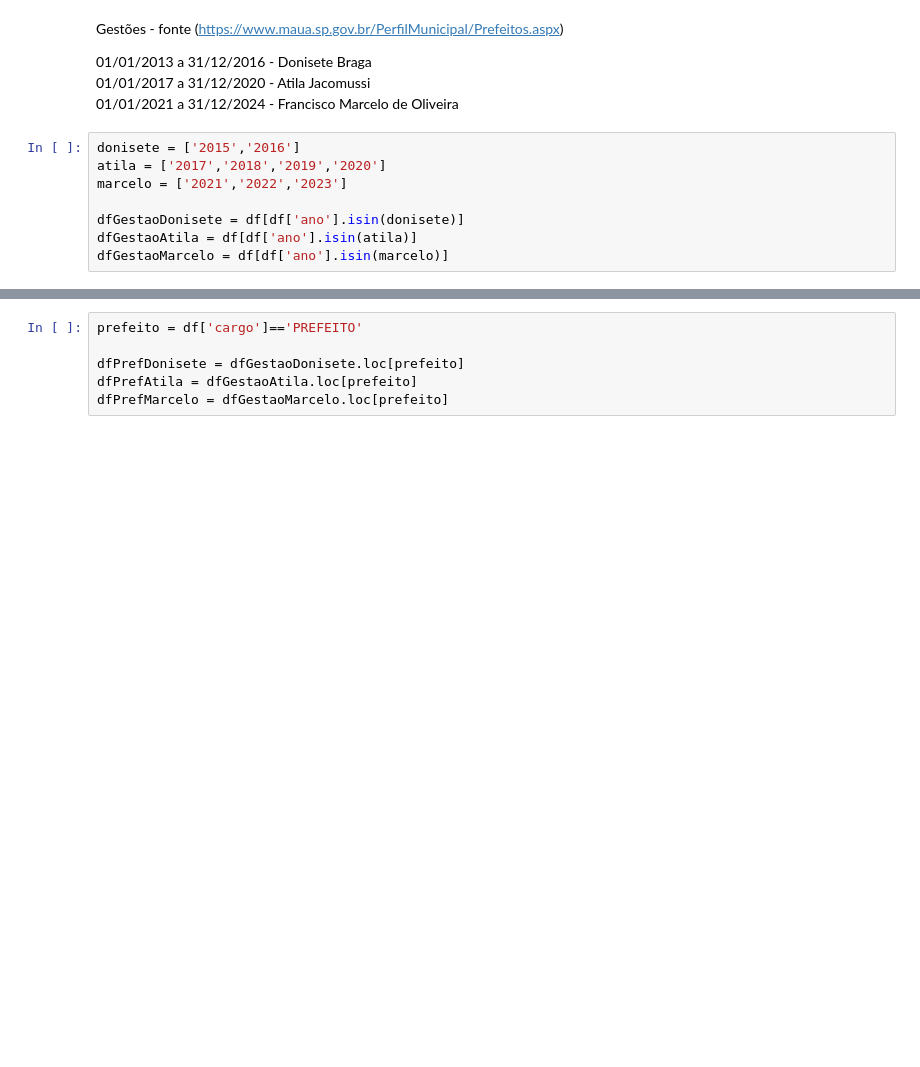
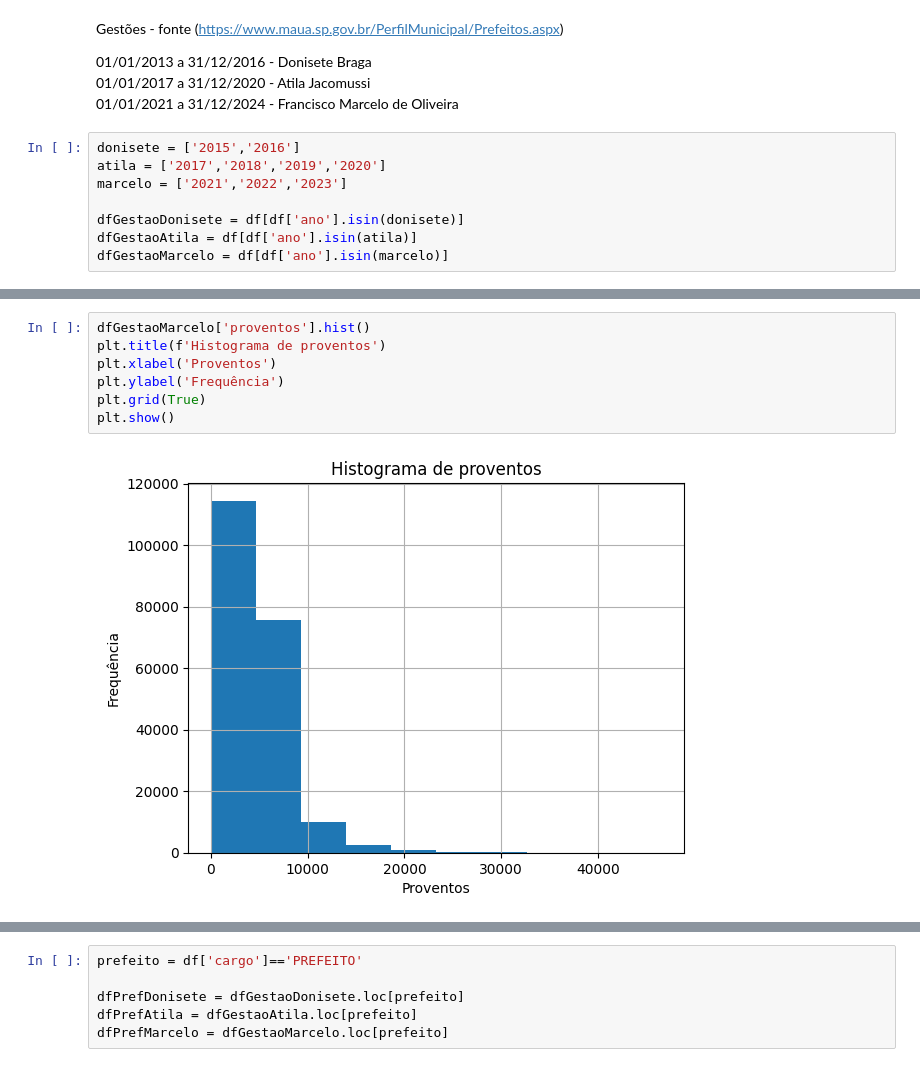
Before and after one commit to wesleyclzns/analisesOrcamentoMaua, a Jupyter notebook: servidoresPrefMaua.IPYNB, the cells around one changed output, grey strips where cells are left out. Cells and saved outputs as stored; diff of their text form; blank space fills up the shorter version.

Commit message:
analise exploratoria da gestão marcelo oliveira

```diff
--- a/servidoresPrefMaua.IPYNB
+++ b/servidoresPrefMaua.IPYNB
@@ -111,0 +127,9 @@ dfGestaoMarcelo.tail(2)
+# %%
+dfGestaoMarcelo['proventos'].hist()
+plt.title(f'Histograma de proventos')
+plt.xlabel('Proventos')
+plt.ylabel('Frequência')
+plt.grid(True)
+plt.show()
+# %% [output]
+[figure, added]
```
Also changed, not shown: parts of 5 cells of this notebook.
